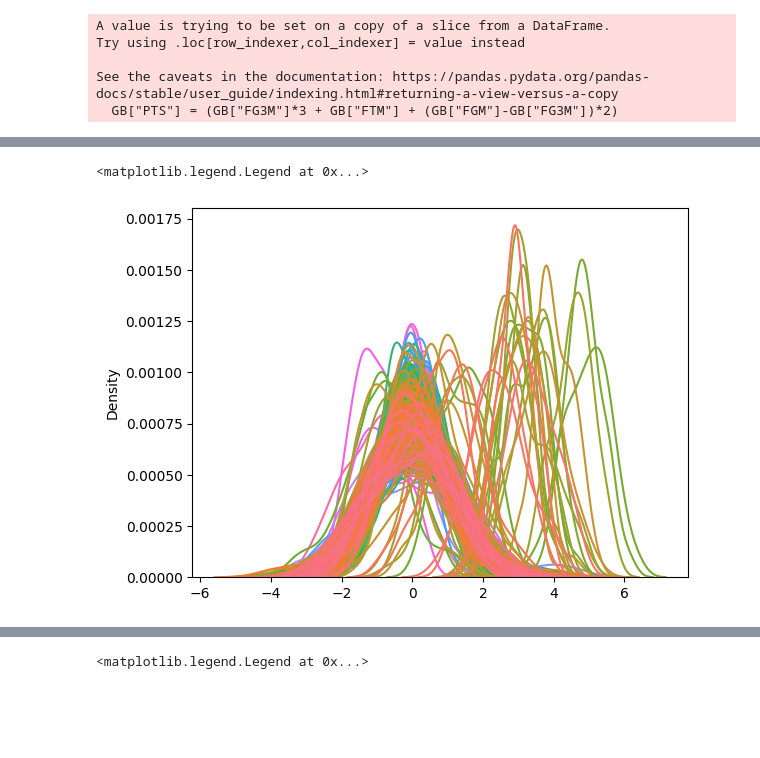
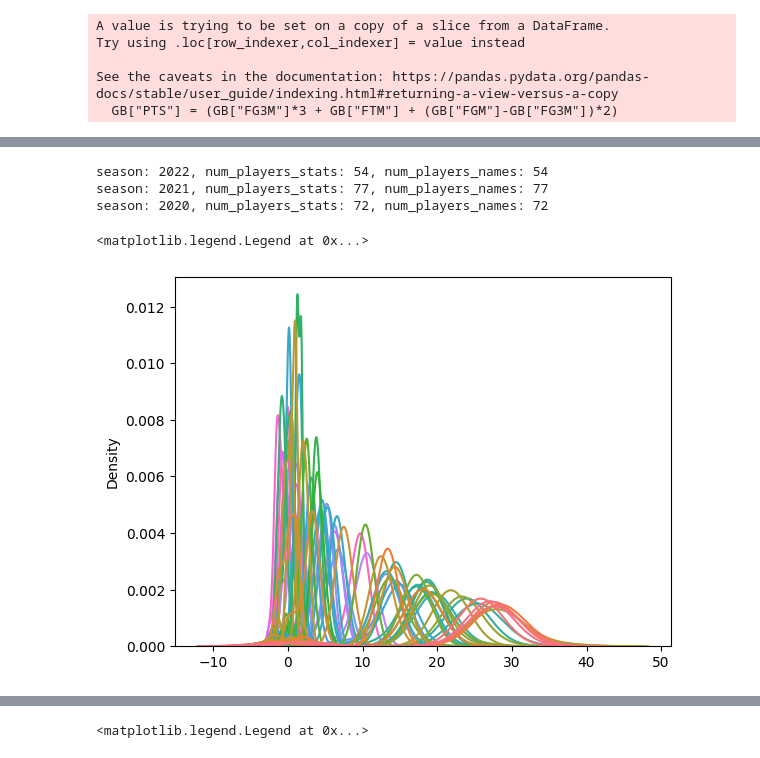
Before and after one commit to Maqerfoo/NBA_predictor, a Jupyter notebook: model.ipynb, the cells around one changed output, grey strips where cells are left out. Drawn from its saved outputs; the diff is of its cells as text; code cells hidden in the pictures; blank space fills up the shorter version.

```diff
--- a/model.ipynb
+++ b/model.ipynb
@@ -66,14 +111,8 @@ for s in playerpermin_dict.keys():
-# %%
-for key in playerpermin_dict:
-    playerpermin_dict[key] = torch.tensor(playerpermin_dict[key])
-
-numeric_feature_names = ['HOME_TEAM_WINS',"HOME_TEAM_WIN_PCT","AWAY_TEAM_WIN_PCT","HOME_TEAM_K","AWAY_TEAM_K"]
-for key in M_dict:
-    for feature in numeric_feature_names:
-        M_dict[key].loc[:, feature] = torch.tensor(M_dict[key][feature].values).numpy()
-
-numeric_feature_names = ['MIN', 'FGM', 'FGA', 'FG3M', 'FTM', 'FTA']
-for key in GB_dict:
-    for key2 in GB_dict[key]:
-        for feature in numeric_feature_names:
-            GB_dict[key][key2].loc[:, feature] = torch.tensor(GB_dict[key][key2][feature].values).numpy()
+# %%
+for s in S:
+    playerstats_dict[s] = dfplayerpergame[(dfplayerpergame["SEASON"] == s-1) & dfplayerpergame["PLAYER_NAME"].isin(name_dict[s])]
+    name_dict[s] = playerstats_dict[s].pop("PLAYER_NAME").values
+    playerstats_dict[s] = torch.from_numpy(playerstats_dict[s].drop(["POS","SEASON", "MINS_level"],axis=1).values).float()
+    Y[s]["P_a_gr_b"] = (Y[s]["PTS_home"] / (Y[s]["PTS_home"] / Y[s]["PTS_away"]))
+    M_id_dict[s] = Y[s][["GAME_ID","HOME_TEAM_ID","VISITOR_TEAM_ID"]].values
+    Y[s] = torch.from_numpy(Y[s][["PTS_home", "PTS_away", "HOME_TEAM_WIN_PCT", "AWAY_TEAM_WIN_PCT", "HOME_TEAM_K", "AWAY_TEAM_K"]].values)
@@ -80 +135,8 @@ for key in GB_dict:
+# %%
+for s in S:
+    print(f"season: {s}, num_players_stats: {len(playerstats_dict[s])}, num_players_names: {len(name_dict[s])}")
+# %% [output]
+season: 2022, num_players_stats: 54, num_players_names: 54
+season: 2021, num_players_stats: 77, num_players_names: 77
+season: 2020, num_players_stats: 72, num_players_names: 72
 # %%
@@ -131,7 +200,7 @@ def model(S, M_dict, GB_dict, playerpermin, Players_dict,s):
 # Run inference in Pyro
 nuts_kernel = NUTS(model)
 mcmc = MCMC(nuts_kernel, num_samples=70, warmup_steps=10, num_chains=1)
-mcmc.run(S, M_dict, GB_dict, playerpermin_dict, Players_dict,2020)
+mcmc.run(playerstats_dict, Y, S, M_id_dict, GB_dict, name_dict,2020)
 
 # Show summary of inference results
 mcmc.summary()
@@ -141,10 +210,10 @@ import seaborn as sns
 # %%
 # Extract samples from posterior
 posterior_samples = mcmc.get_samples()
 
-sns.kdeplot(posterior_samples["bias_2022"])
+sns.kdeplot(posterior_samples["bias_2020"])
 plt.legend([],[], frameon=False)
 #sns.kdeplot(posterior_samples["w_2022"])
 # %% [output]
 <matplotlib.legend.Legend at 0x...>
-[figure, old version]
+[figure, new version]
```
Also changed, not shown: parts of 22 cells of this notebook, 3 other files.
